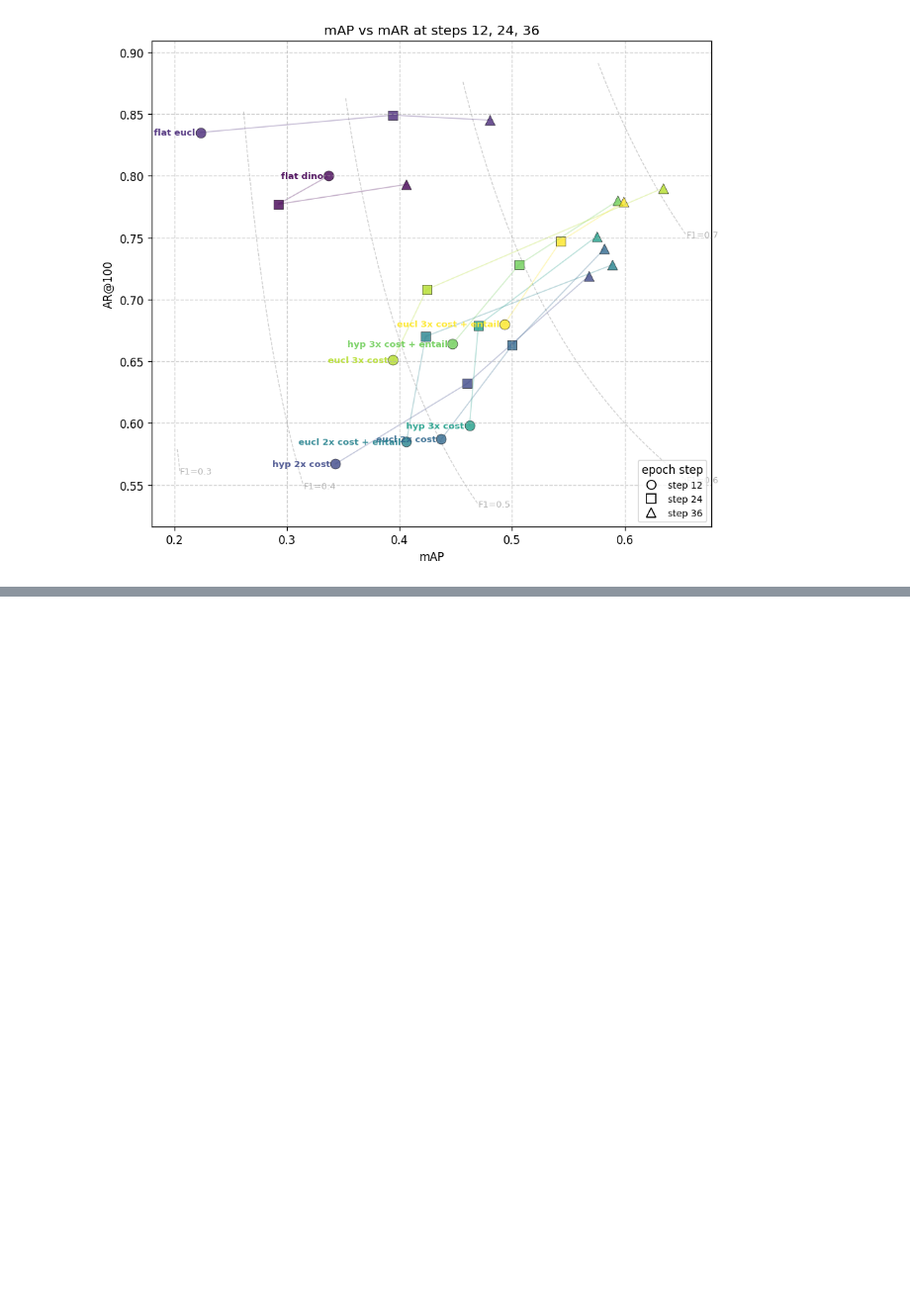
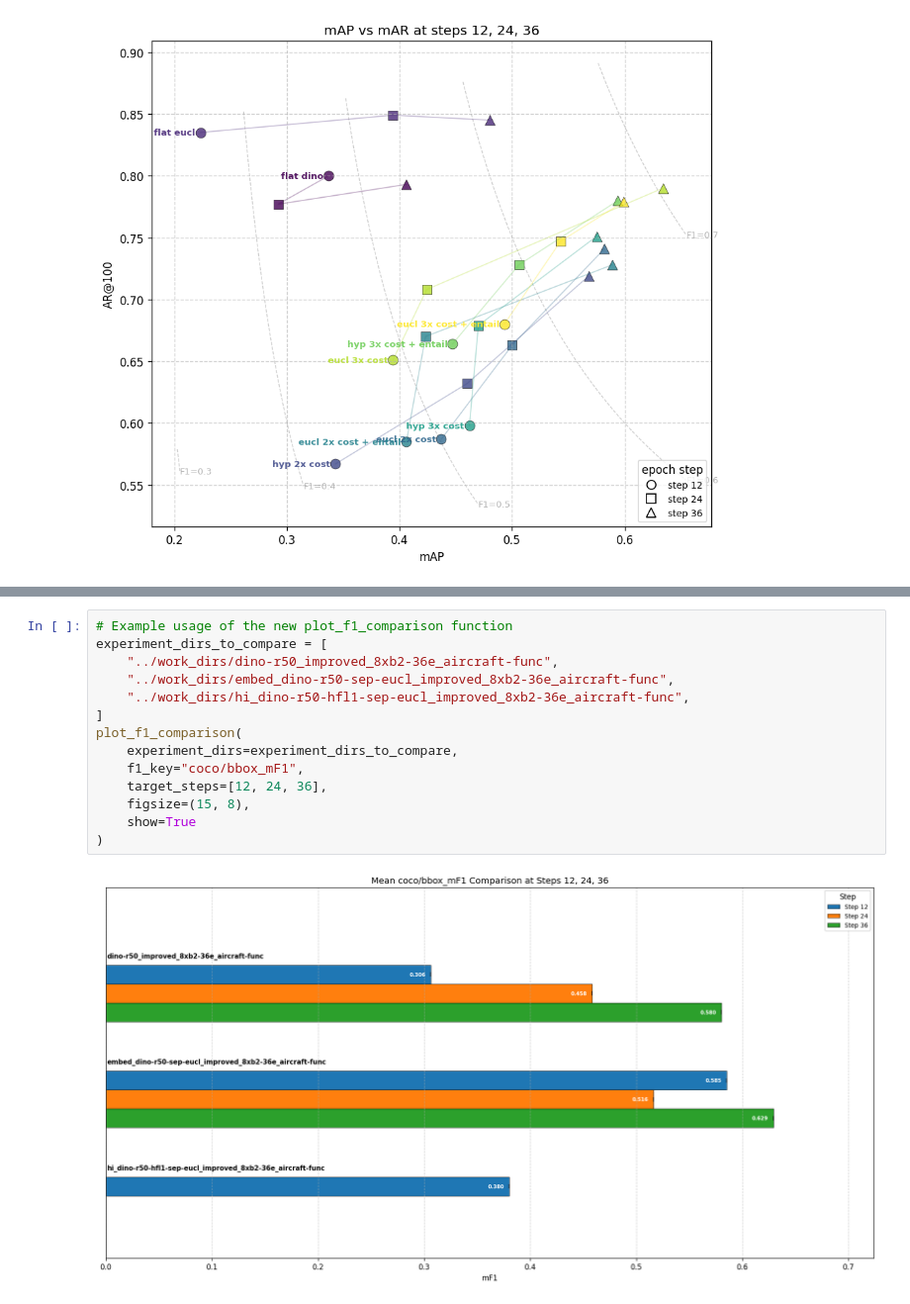
Before and after one commit to Gogonemnem/hierarchical-object-detection, a Jupyter notebook: notebooks/comparison.ipynb, the cells around one changed output, grey strips where cells are left out. Shown at 99% size. Saved outputs shown, nothing was run; the diff lists cells and outputs as text; blank space fills up the shorter version.

```diff
--- a/notebooks/comparison.ipynb
+++ b/notebooks/comparison.ipynb
@@ -277,0 +454,16 @@ plot_map_vs_mar_at_steps(
+# %%
+# Example usage of the new plot_f1_comparison function
+experiment_dirs_to_compare = [
+    "../work_dirs/dino-r50_improved_8xb2-36e_aircraft-func",
+    "../work_dirs/embed_dino-r50-sep-eucl_improved_8xb2-36e_aircraft-func",
+    "../work_dirs/hi_dino-r50-hfl1-sep-eucl_improved_8xb2-36e_aircraft-func",
+]
+plot_f1_comparison(
+    experiment_dirs=experiment_dirs_to_compare,
+    f1_key="coco/bbox_mF1",
+    target_steps=[12, 24, 36],
+    figsize=(15, 8),
+    show=True
+)
+# %% [output]
+[figure, added]
```
Also changed, not shown: parts of 3 cells of this notebook, 1 other file.
